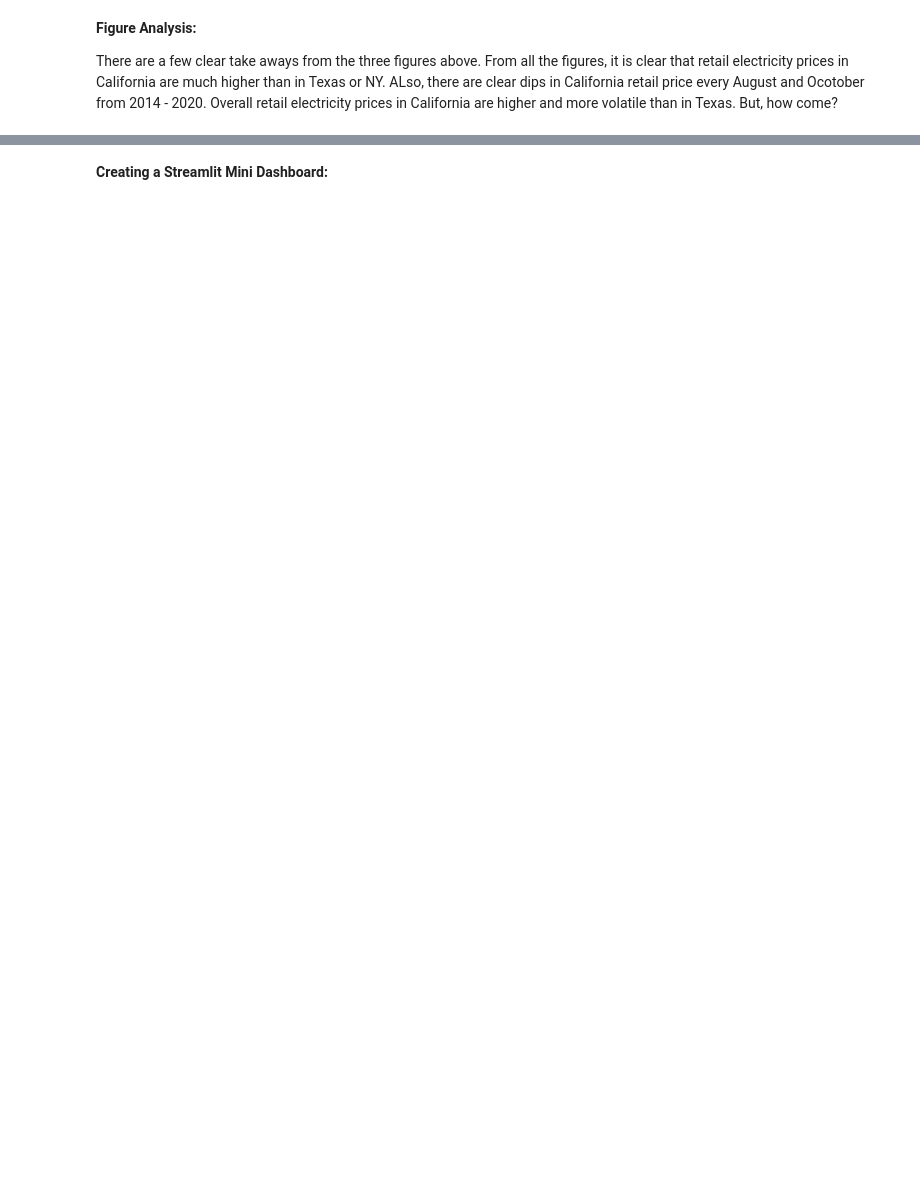
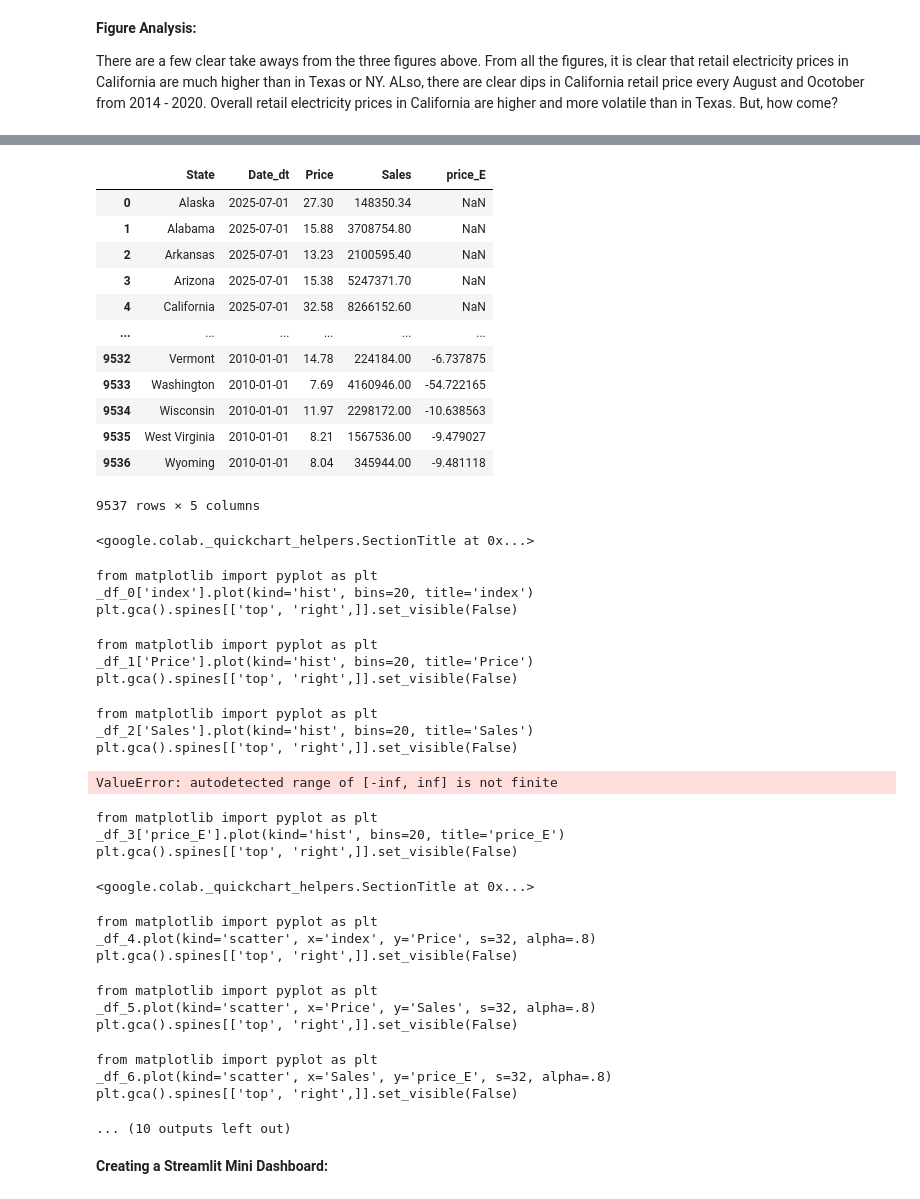
Before and after one commit to ellenwang995/final_project, a Jupyter notebook: PythonFinalAssignment_Draft.ipynb, the cells around one changed output, grey strips where cells are left out. Drawn from its saved outputs; the diff is of its cells as text; code cells hidden in the pictures; blank space fills up the shorter version.

```diff
--- a/PythonFinalAssignment_Draft.ipynb
+++ b/PythonFinalAssignment_Draft.ipynb
@@ -153,2 +209,48 @@ There are a few clear take aways from the three figures above. From all the figu
+# %%
+price_df['pct_change_sales'] = price_df.groupby('State')['Sales'].pct_change()
+price_df['pct_change_price'] = price_df.groupby('State')['Price'].pct_change()
+price_df
+
+price_df['price_E'] = price_df['pct_change_sales'] / price_df['pct_change_price']
+price_df[['State', 'Date_dt', 'Price', 'Sales', 'price_E']]
+# %% [output]
+|  | State | Date_dt | Price | Sales | price_E |
+| 0 | Alaska | 2025-07-01 | 27.30 | 148350.34 | NaN |
+| 1 | Alabama | 2025-07-01 | 15.88 | 3708754.80 | NaN |
+| 2 | Arkansas | 2025-07-01 | 13.23 | 2100595.40 | NaN |
+| 3 | Arizona | 2025-07-01 | 15.38 | 5247371.70 | NaN |
+| 4 | California | 2025-07-01 | 32.58 | 8266152.60 | NaN |
+| ... | ... | ... | ... | ... | ... |
+| 9532 | Vermont | 2010-01-01 | 14.78 | 224184.00 | -6.737875 |
+| 9533 | Washington | 2010-01-01 | 7.69 | 4160946.00 | -54.722165 |
+| 9534 | Wisconsin | 2010-01-01 | 11.97 | 2298172.00 | -10.638563 |
+| 9535 | West Virginia | 2010-01-01 | 8.21 | 1567536.00 | -9.479027 |
+| 9536 | Wyoming | 2010-01-01 | 8.04 | 345944.00 | -9.481118 |
+9537 rows × 5 columns
+<google.colab._quickchart_helpers.SectionTitle at 0x...>
+from matplotlib import pyplot as plt
+_df_0['index'].plot(kind='hist', bins=20, title='index')
+plt.gca().spines[['top', 'right',]].set_visible(False)
+from matplotlib import pyplot as plt
+_df_1['Price'].plot(kind='hist', bins=20, title='Price')
+plt.gca().spines[['top', 'right',]].set_visible(False)
+from matplotlib import pyplot as plt
+_df_2['Sales'].plot(kind='hist', bins=20, title='Sales')
+plt.gca().spines[['top', 'right',]].set_visible(False)
+ValueError: autodetected range of [-inf, inf] is not finite
+from matplotlib import pyplot as plt
+_df_3['price_E'].plot(kind='hist', bins=20, title='price_E')
+plt.gca().spines[['top', 'right',]].set_visible(False)
+<google.colab._quickchart_helpers.SectionTitle at 0x...>
+from matplotlib import pyplot as plt
+_df_4.plot(kind='scatter', x='index', y='Price', s=32, alpha=.8)
+plt.gca().spines[['top', 'right',]].set_visible(False)
+from matplotlib import pyplot as plt
+_df_5.plot(kind='scatter', x='Price', y='Sales', s=32, alpha=.8)
+plt.gca().spines[['top', 'right',]].set_visible(False)
+from matplotlib import pyplot as plt
+_df_6.plot(kind='scatter', x='Sales', y='price_E', s=32, alpha=.8)
+plt.gca().spines[['top', 'right',]].set_visible(False)
+... (10 outputs left out)
 # %% [markdown]
 **Creating a Streamlit Mini Dashboard:**
```
Also changed, not shown: parts of 10 cells of this notebook.
